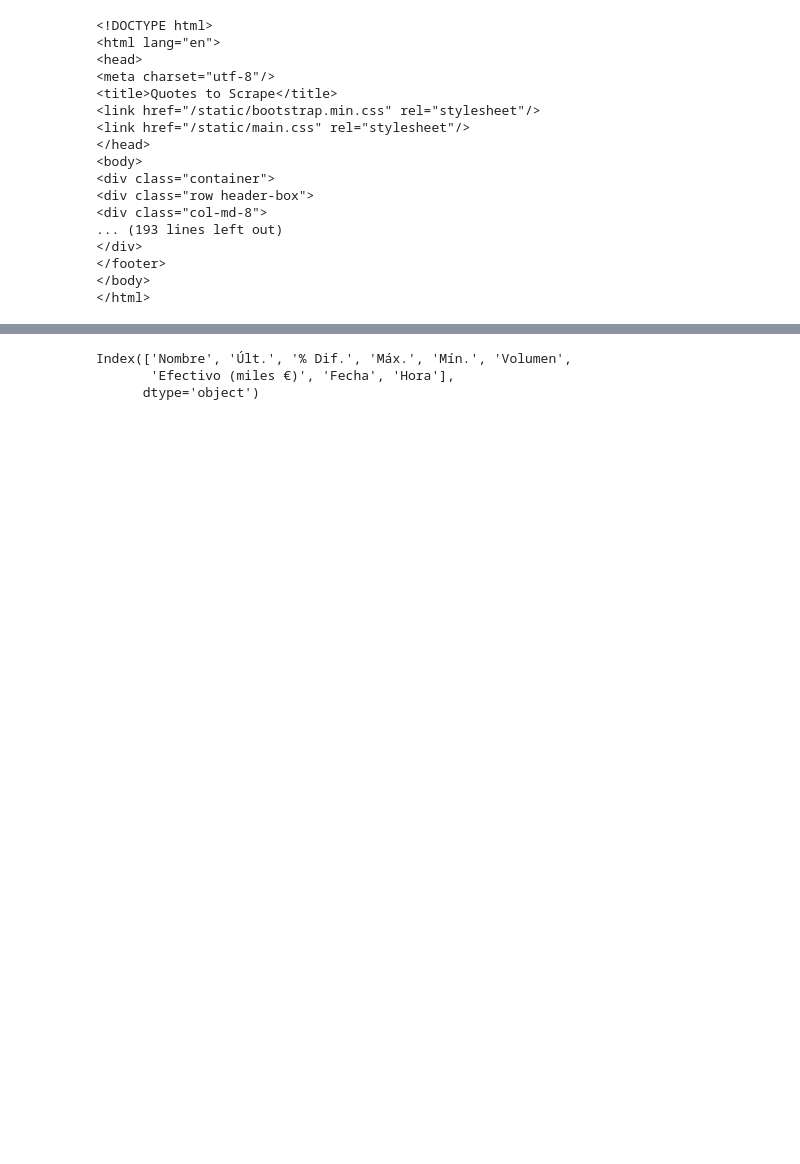
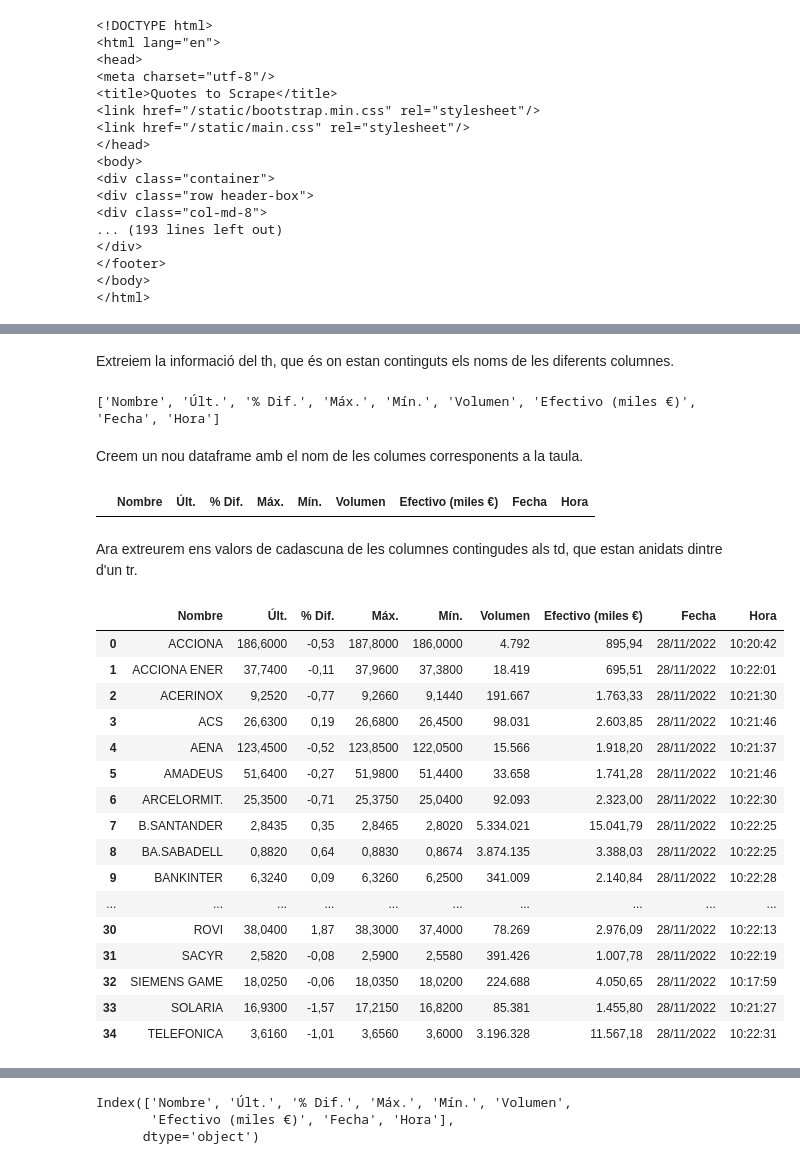
Before and after one commit to David-DataScience/Web_Scrapping, a Jupyter notebook: S10.ipynb, the cells around one changed output, grey strips where cells are left out. Saved outputs shown, nothing was run; the diff lists cells and outputs as text; code cells hidden in the pictures; blank space fills up the shorter version.

```diff
--- a/S10.ipynb
+++ b/S10.ipynb
@@ -193,0 +241,21 @@ The format of the numbers is different from the one used by Python, since it use
+# %% [markdown]
+Extreiem la informació del th, que és on estan continguts els noms de les diferents columnes.
+# %%
+column_names = []
+
+for i in table1.find_all('th'):
+    column_name = i.text
+    column_names.append(column_name)
+
+print(column_names)
+# %% [output]
+['Nombre', 'Últ.', '% Dif.', 'Máx.', 'Mín.', 'Volumen', 'Efectivo (miles €)', 'Fecha', 'Hora']
+# %% [markdown]
+Creem un nou dataframe amb el nom de les columes corresponents a la taula.
+# %%
+stock_prices = pd.DataFrame(columns=column_names)
+stock_prices
+# %% [output]
+|  | Nombre | Últ. | % Dif. | Máx. | Mín. | Volumen | Efectivo (miles €) | Fecha | Hora |
+# %% [markdown]
+Ara extreurem ens valors de cadascuna de les columnes contingudes als td, que estan anidats dintre d'un tr.
@@ -193,0 +269,20 @@ The format of the numbers is different from the one used by Python, since it use
+# %%
+stock_prices
+# %% [output]
+|  | Nombre | Últ. | % Dif. | Máx. | Mín. | Volumen | Efectivo (miles €) | Fecha | Hora |
+| 0 | ACCIONA | 186,6000 | -0,53 | 187,8000 | 186,0000 | 4.792 | 895,94 | 28/11/2022 | 10:20:42 |
+| 1 | ACCIONA ENER | 37,7400 | -0,11 | 37,9600 | 37,3800 | 18.419 | 695,51 | 28/11/2022 | 10:22:01 |
+| 2 | ACERINOX | 9,2520 | -0,77 | 9,2660 | 9,1440 | 191.667 | 1.763,33 | 28/11/2022 | 10:21:30 |
+| 3 | ACS | 26,6300 | 0,19 | 26,6800 | 26,4500 | 98.031 | 2.603,85 | 28/11/2022 | 10:21:46 |
+| 4 | AENA | 123,4500 | -0,52 | 123,8500 | 122,0500 | 15.566 | 1.918,20 | 28/11/2022 | 10:21:37 |
+| 5 | AMADEUS | 51,6400 | -0,27 | 51,9800 | 51,4400 | 33.658 | 1.741,28 | 28/11/2022 | 10:21:46 |
+| 6 | ARCELORMIT. | 25,3500 | -0,71 | 25,3750 | 25,0400 | 92.093 | 2.323,00 | 28/11/2022 | 10:22:30 |
+| 7 | B.SANTANDER | 2,8435 | 0,35 | 2,8465 | 2,8020 | 5.334.021 | 15.041,79 | 28/11/2022 | 10:22:25 |
+| 8 | BA.SABADELL | 0,8820 | 0,64 | 0,8830 | 0,8674 | 3.874.135 | 3.388,03 | 28/11/2022 | 10:22:25 |
+| 9 | BANKINTER | 6,3240 | 0,09 | 6,3260 | 6,2500 | 341.009 | 2.140,84 | 28/11/2022 | 10:22:28 |
+| ... | ... | ... | ... | ... | ... | ... | ... | ... | ... |
+| 30 | ROVI | 38,0400 | 1,87 | 38,3000 | 37,4000 | 78.269 | 2.976,09 | 28/11/2022 | 10:22:13 |
+| 31 | SACYR | 2,5820 | -0,08 | 2,5900 | 2,5580 | 391.426 | 1.007,78 | 28/11/2022 | 10:22:19 |
+| 32 | SIEMENS GAME | 18,0250 | -0,06 | 18,0350 | 18,0200 | 224.688 | 4.050,65 | 28/11/2022 | 10:17:59 |
+| 33 | SOLARIA | 16,9300 | -1,57 | 17,2150 | 16,8200 | 85.381 | 1.455,80 | 28/11/2022 | 10:21:27 |
+| 34 | TELEFONICA | 3,6160 | -1,01 | 3,6560 | 3,6000 | 3.196.328 | 11.567,18 | 28/11/2022 | 10:22:31 |
```
Also changed, not shown: parts of 62 cells of this notebook.
